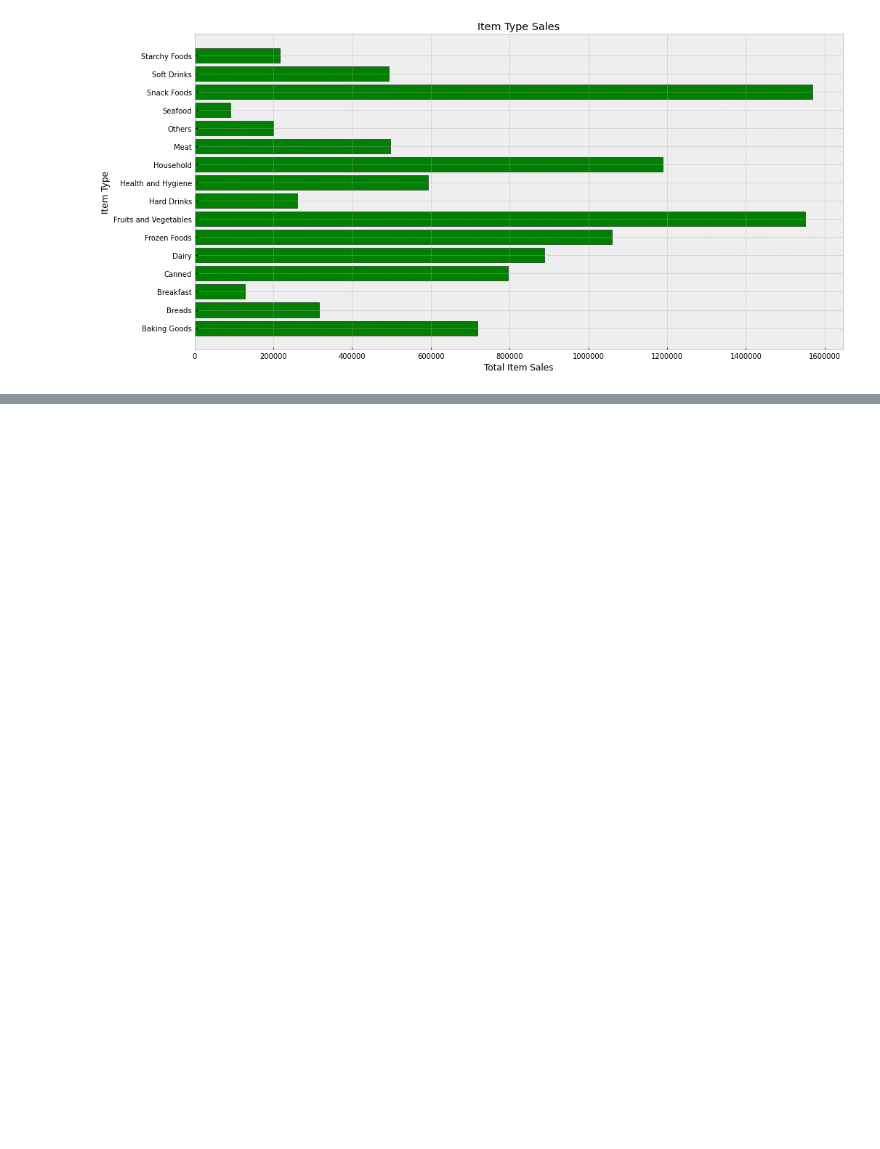
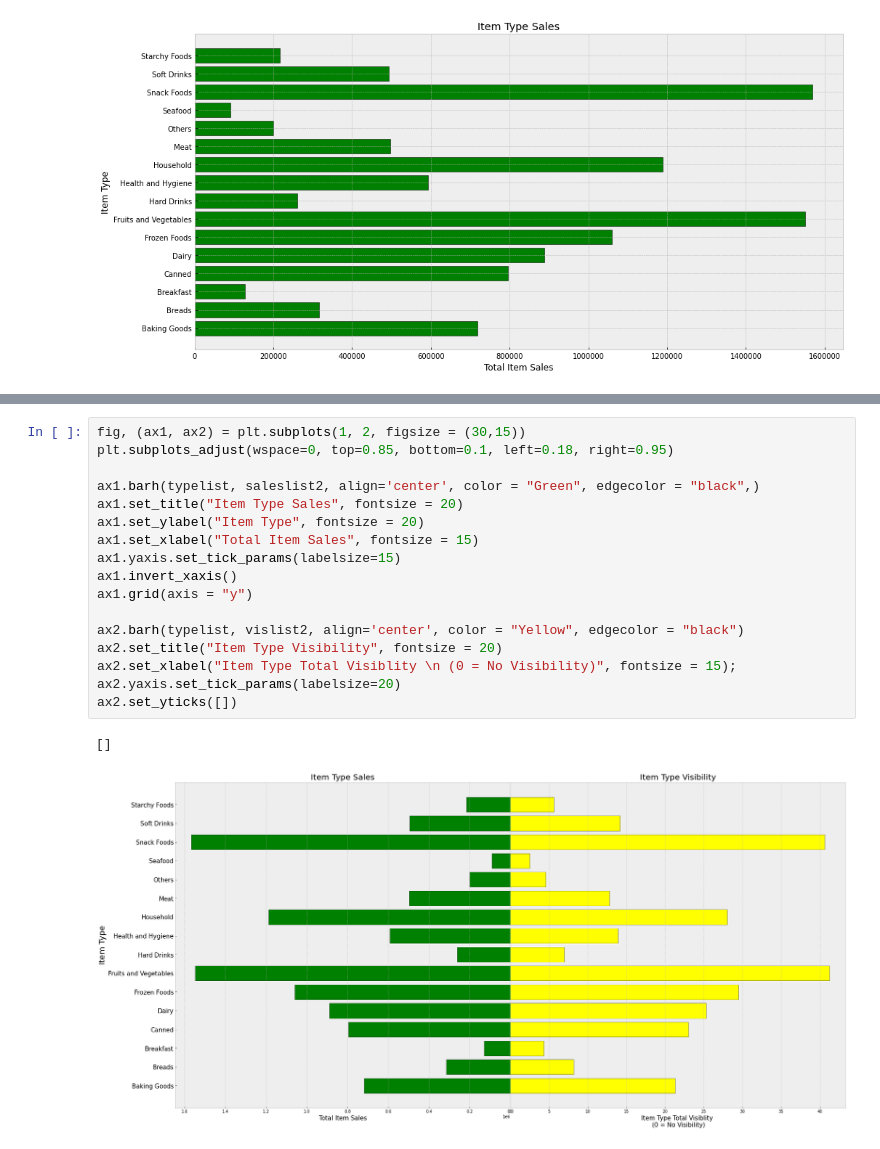
Before and after one commit to RazgrizGhost/first_repository, a Jupyter notebook: Project_1_Part_4_(Core)_JV.ipynb, the cells around one changed output, grey strips where cells are left out. Cells and saved outputs as stored; diff of their text form; blank space fills up the shorter version.

```diff
--- a/Project_1_Part_4_(Core)_JV.ipynb
+++ b/Project_1_Part_4_(Core)_JV.ipynb
@@ -561,3 +542,23 @@ plt.xlabel("Item Type Total Visiblity \n (0 = No Visibility)")
 # %% [output]
 Text(0.5, 0, 'Item Type Total Visiblity \n (0 = No Visibility)')
 [figure]
+# %%
+fig, (ax1, ax2) = plt.subplots(1, 2, figsize = (30,15))
+plt.subplots_adjust(wspace=0, top=0.85, bottom=0.1, left=0.18, right=0.95)
+
+ax1.barh(typelist, saleslist2, align='center', color = "Green", edgecolor = "black",)
+ax1.set_title("Item Type Sales", fontsize = 20)
+ax1.set_ylabel("Item Type", fontsize = 20)
+ax1.set_xlabel("Total Item Sales", fontsize = 15)
+ax1.yaxis.set_tick_params(labelsize=15)
+ax1.invert_xaxis()
+ax1.grid(axis = "y")
+
+ax2.barh(typelist, vislist2, align='center', color = "Yellow", edgecolor = "black")
+ax2.set_title("Item Type Visibility", fontsize = 20)
+ax2.set_xlabel("Item Type Total Visiblity \n (0 = No Visibility)", fontsize = 15);
+ax2.yaxis.set_tick_params(labelsize=20)
+ax2.set_yticks([])
+# %% [output]
+[]
+[figure, added]
```
Also changed, not shown: parts of 10 cells of this notebook.
